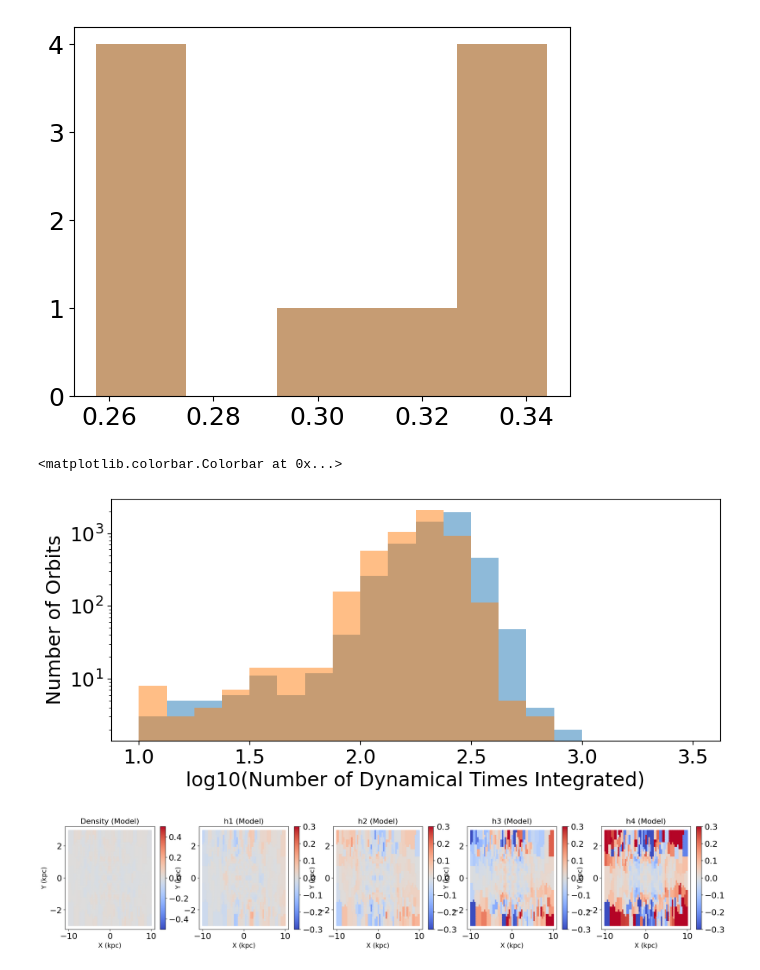
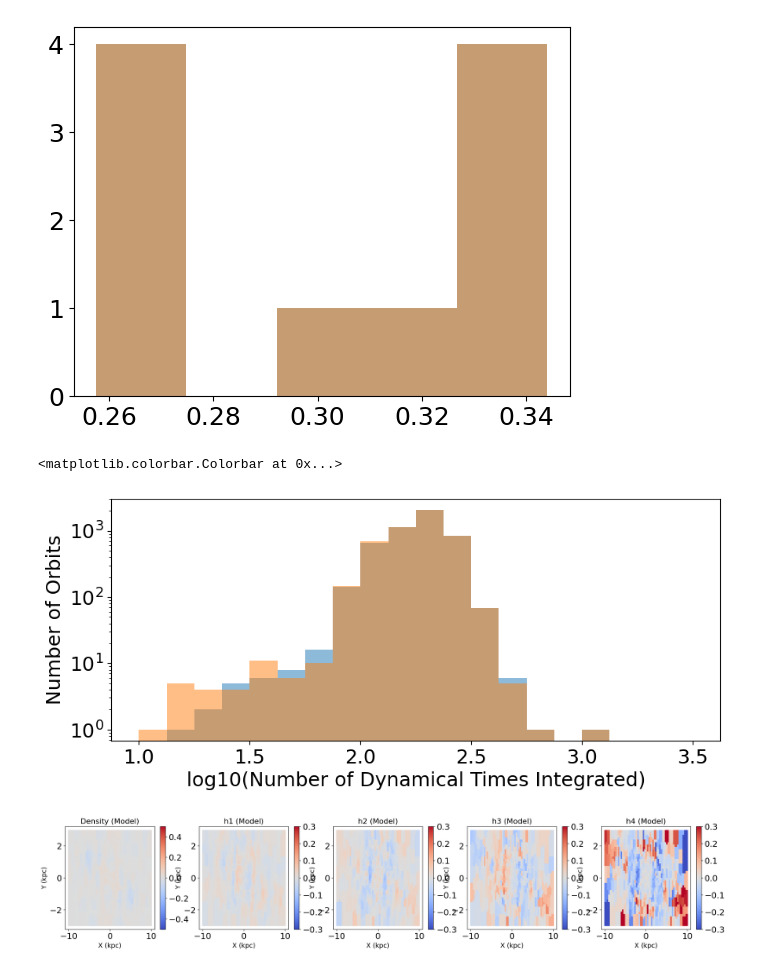
Before and after one commit to David-Chemaly/SchwarMAX, a Jupyter notebook: test_orbits.ipynb, the cells around one changed output. Saved outputs shown, nothing was run; the diff lists cells and outputs as text; code cells hidden in the pictures.

Commit message:
add integration and binning in chunk mode

```diff
--- a/test_orbits.ipynb
+++ b/test_orbits.ipynb
@@ -1255,7 +1255,7 @@ def get_dict_data(path):
 dict_data = get_dict_data(path)
 
 path_data = '/Users/hanyuan/Desktop/PhD_projects/SchwarMAX_data/'
-with open(path_data + 'orbital_library_adaptive_Nmax6e3.pkl', 'rb') as f:
+with open(path_data + 'orbital_library_adaptive_Nmax5e3_Chunk500.pkl', 'rb') as f:
     orb_lib = pickle.load(f)
 (A_Rzphi, A_xy, A_h1, A_h2, A_h3, A_h4, \
         y_Rzphi, y_xy, y_h1, y_h2, y_h3, y_h4, \
@@ -1286,7 +1286,7 @@ h4_model_weighted1 = h4_model[index_remap]
 
 
 path_data = '/Users/hanyuan/Desktop/PhD_projects/SchwarMAX_data/'
-with open(path_data + 'orbital_library_adaptive_Nmax5e3.pkl', 'rb') as f:
+with open(path_data + 'orbital_library_adaptive_Nmax5e3_noChunk.pkl', 'rb') as f:
     orb_lib = pickle.load(f)
 (A_Rzphi, A_xy, A_h1, A_h2, A_h3, A_h4, \
         y_Rzphi, y_xy, y_h1, y_h2, y_h3, y_h4, \
@@ -1324,32 +1324,32 @@ fig.colorbar(im4, ax=ax[0])
 
 res = ((h1_model_weighted2 - h1_model_weighted1))
 im4 = ax[1].scatter(X_regular_grid, Y_regular_grid, c=res.T, cmap='coolwarm', s = 20, marker='s', vmin = -0.3, vmax = 0.3)
 ax[1].set_title('h1 (Model)', fontsize=16)
 ax[1].set_xlabel('X (kpc)', fontsize=14)
 ax[1].set_ylabel('Y (kpc)', fontsize=14)
 fig.colorbar(im4, ax=ax[1])
 
 res = ((h2_model_weighted2 - h2_model_weighted1))
 im4 = ax[2].scatter(X_regular_grid, Y_regular_grid, c=res.T, cmap='coolwarm', s = 20, marker='s', vmin = -0.3, vmax = 0.3)
 ax[2].set_title('h2 (Model)', fontsize=16)
 ax[2].set_xlabel('X (kpc)', fontsize=14)
 ax[2].set_ylabel('Y (kpc)', fontsize=14)
 fig.colorbar(im4, ax=ax[2])
 
 res = ((h3_model_weighted2 - h3_model_weighted1))
 im4 = ax[3].scatter(X_regular_grid, Y_regular_grid, c=res.T, cmap='coolwarm', s = 20, marker='s', vmin = -0.3, vmax = 0.3)
 ax[3].set_title('h3 (Model)', fontsize=16)
 ax[3].set_xlabel('X (kpc)', fontsize=14)
 ax[3].set_ylabel('Y (kpc)', fontsize=14)
 fig.colorbar(im4, ax=ax[3])
 
 res = ((h4_model_weighted2 - h4_model_weighted1))
 im4 = ax[4].scatter(X_regular_grid, Y_regular_grid, c=res.T, cmap='coolwarm', s = 20, marker='s', vmin = -0.3, vmax = 0.3)
 ax[4].set_title('h4 (Model)', fontsize=16)
 ax[4].set_xlabel('X (kpc)', fontsize=14)
 ax[4].set_ylabel('Y (kpc)', fontsize=14)
 fig.colorbar(im4, ax=ax[4])
 # %% [output]
 <matplotlib.colorbar.Colorbar at 0x...>
-[figure, old version]
+[figure, new version]
-[figure, old version]
+[figure, new version]
```
Also changed, not shown: 6 other files.
